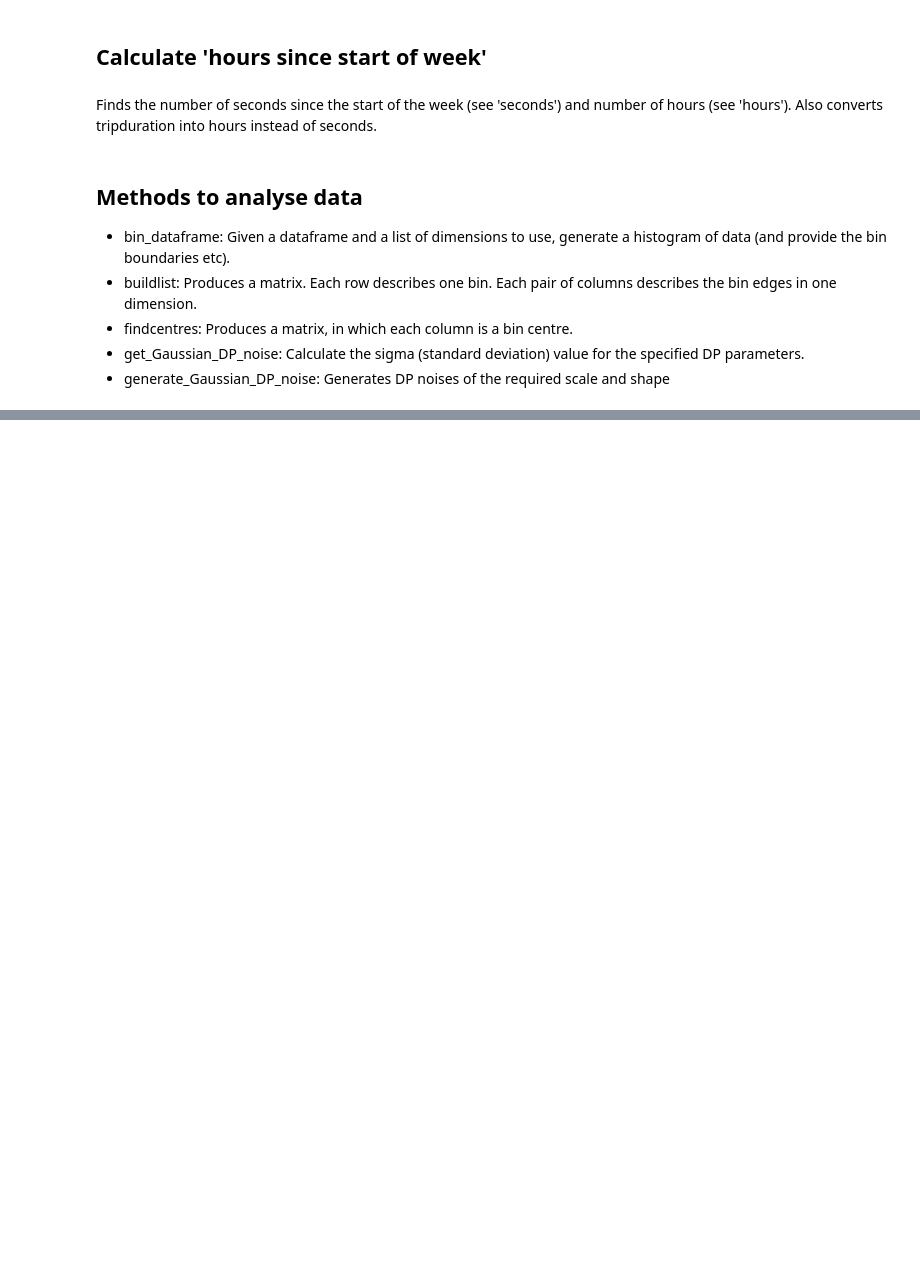
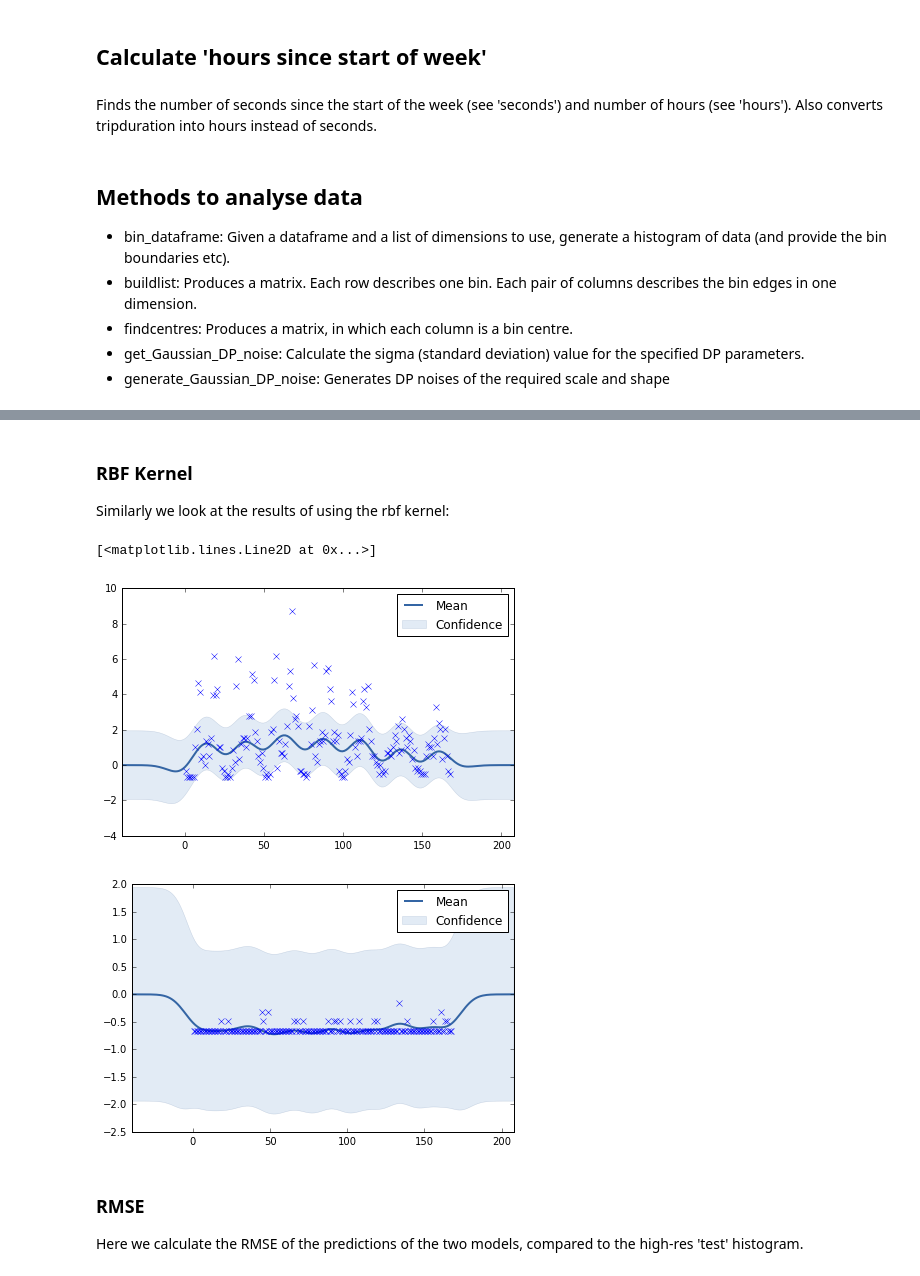
Before and after one commit to lionfish0/dp, a Jupyter notebook: New york bike hire.ipynb, the cells around one changed output, grey strips where cells are left out. Cells and saved outputs as stored; diff of their text form; code cells hidden in the pictures; blank space fills up the shorter version.

```diff
--- a/New york bike hire.ipynb
+++ b/New york bike hire.ipynb
@@ -15,7 +25,9 @@ import numpy as np
 import matplotlib.pyplot as plt
 %matplotlib inline
 
-df = pandas.read_csv('201606-citibike-tripdata.csv')#,nrows=1000000)
+full_df = pandas.read_csv('201606-citibike-tripdata.csv')#,nrows=1000000)
+# %%
+df = full_df[full_df['start station id']==300].copy() #380
 # %% [markdown]
 ## Calculate 'hours since start of week'
 # %% [markdown]
@@ -332,0 +251,9 @@ Param([ 5.27290237,  0.41407224])
+# %%
+#initialise the RBF Kernel
+rbfkernel = GPy.kern.RBF(input_dim=point_row_form.shape[1], lengthscale=init_length_scales, ARD=True)
+m_rbf = GPy.models.GPRegression(1.0*point_row_form,1.0*noisy_output[:,None],rbfkernel)
+m_rbf.rbf.variance = 100.0
+m_rbf.rbf.lengthscale=[6.313,0.271] #TODO!! WHY DO WE HAVE TO SET THE LENGTHSCALE FOR THE RBF KERNEL!?!?!?!
+
+#Optimise the RBF kernel
+m_rbf.optimize(messages=True)
@@ -333,3 +284,23 @@ Param([ 5.27290237,  0.41407224])
+# %% [markdown]
+### RBF Kernel
+
+Similarly we look at the results of using the rbf kernel:
+# %%
+m_rbf.plot(fixed_inputs=[(1,5.0/60)],plot_data=False)
+sel = point_row_form_test[:,1]==5.0/60
+plt.plot(point_row_form_test[sel,0],((output_row_form_test[sel]*area/area_test)-normalisation_mean)/normalisation_std,'x')
+
+m_rbf.plot(fixed_inputs=[(1,45.0/60)],plot_data=False)
+sel = point_row_form_test[:,1]==45.0/60
+plt.plot(point_row_form_test[sel,0],((output_row_form_test[sel]*area/area_test)-normalisation_mean)/normalisation_std,'x')
+# %% [output]
+[<matplotlib.lines.Line2D at 0x...>]
+[figure, added]
+[figure, added]
+# %% [markdown]
+### RMSE
+
+Here we calculate the RMSE of the predictions of the two models, compared to the high-res 'test' histogram.
 # %%
 ## Find the sum squared error for the two methods
 sse = 0
```
Also changed, not shown: parts of 40 cells of this notebook.
